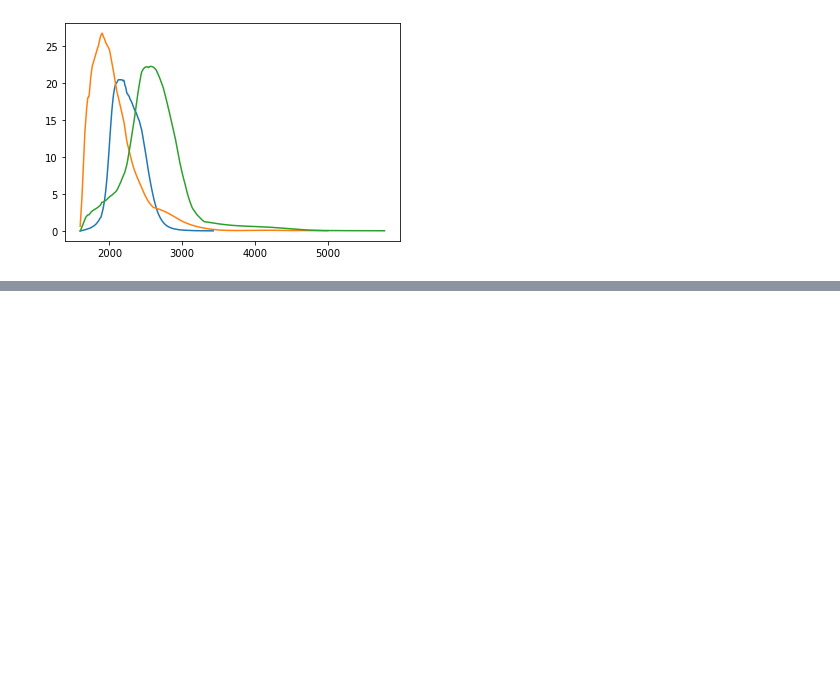
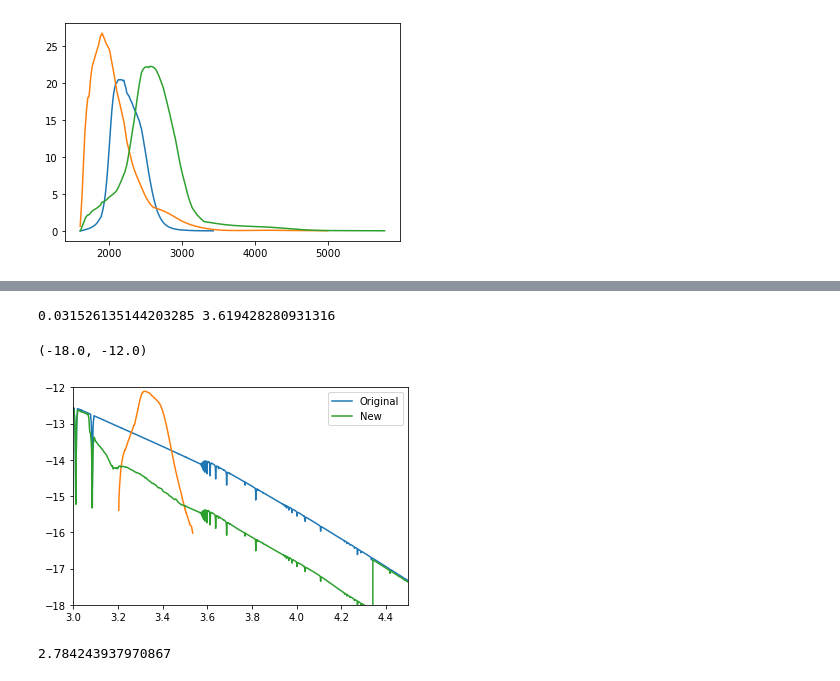
Before and after one commit to AstroLudwig/FoesHackSession, a Jupyter notebook: Hack2/Exploration.ipynb, the cells around one changed output, grey strips where cells are left out. Saved outputs shown, nothing was run; the diff lists cells and outputs as text; code cells hidden in the pictures; blank space fills up the shorter version.

```diff
--- a/Hack2/Exploration.ipynb
+++ b/Hack2/Exploration.ipynb
@@ -29,0 +97,3 @@ spec
+# %%
+lmc_ext_curve = pd.read_csv("Data/ExtinctionCurve/lmc_avg_ext.dat",skiprows=7,sep="\s+",names=["wav_micron^-1","A(lambda)/A(V)","unc"])
+lmc_ext_curve.head()
@@ -29,0 +107,32 @@ spec
+# %%
+def get_interpolated_gordon_function(gordon,interp_wav):
+    wav = (np.array(1 / gordon["wav_micron^-1"]) * u.micron).to(u.Angstrom)
+    ext = gordon["A(lambda)/A(V)"]
+
+    val = 0.1
+    new_gordon = np.interp(interp_wav,np.flip(wav.value),ext,left=val,right=val)
+
+    return new_gordon
+
+
+new_gordon = get_interpolated_gordon_function(lmc_ext_curve, wave)
+
+Av = 1
+A_lambda = new_gordon * Av
+
+NewSpec = flux/10.**(0.4*A_lambda)
+# %%
+print(min(new_gordon),max(new_gordon))
+# %% [output]
+0.031526135144203285 3.619428280931316
+# %%
+
+plt.plot(np.log10(wave),np.log10(flux),label="Original")
+plt.plot(np.log10(wave),np.log10(flux*response2))
+plt.plot(np.log10(wave),np.log10(NewSpec),label="New")
+plt.legend()
+plt.xlim(3,4.5)
+plt.ylim(-18,-12)
+# %% [output]
+(-18.0, -12.0)
+[figure, added]
@@ -29,0 +148,4 @@ spec
+# %%
+Newmag - mag
+# %% [output]
+2.784243937970867
```
Also changed, not shown: parts of 15 cells of this notebook.
